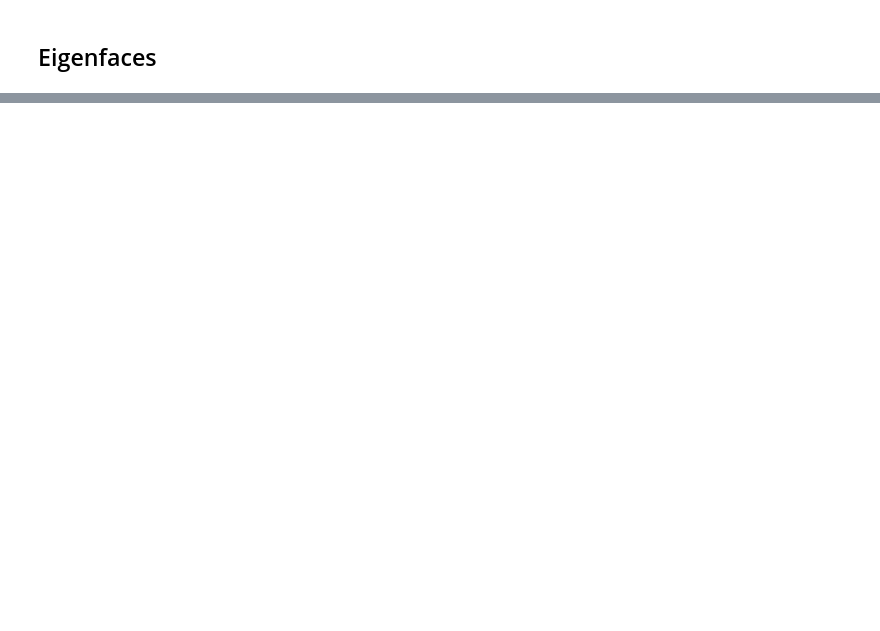
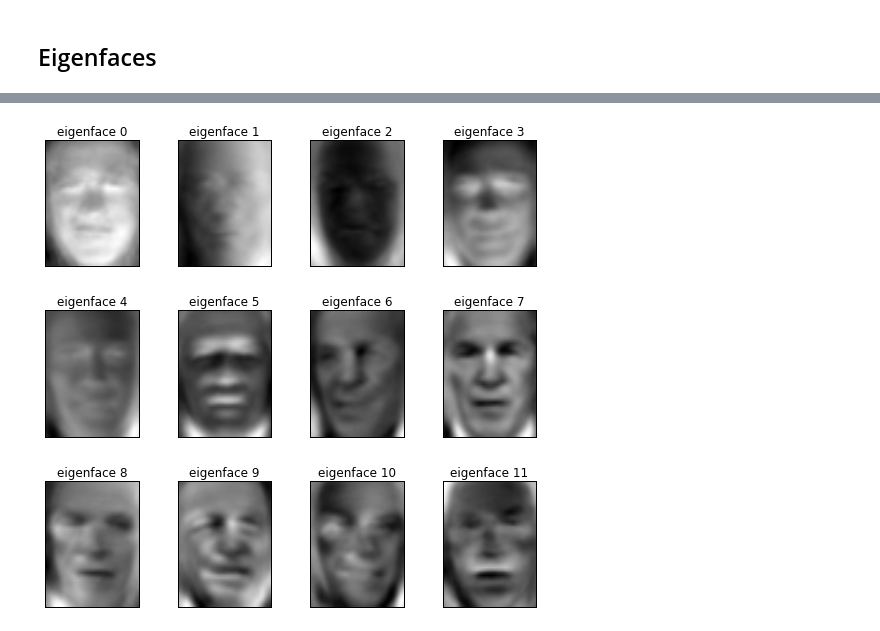
Before and after one commit to omoju/udacityUd120Lessons, a Jupyter notebook: Principal Component Analysis - PCA.ipynb, the cells around one changed output, grey strips where cells are left out. Cells and saved outputs as stored; diff of their text form; code cells hidden in the pictures; blank space fills up the shorter version.

Commit message:
feat: PCA (Mini-project)

```diff
--- a/Principal Component Analysis - PCA.ipynb
+++ b/Principal Component Analysis - PCA.ipynb
@@ -94,0 +147,17 @@ plt.show()
+# %%
+# Compute a PCA (eigenfaces) on the face dataset (treated as unlabeled
+# dataset): unsupervised feature extraction / dimensionality reduction
+n_components = 150
+
+print "Extracting the top %d eigenfaces from %d faces" % (n_components, X_train.shape[0])
+t0 = time()
+pca = RandomizedPCA(n_components=n_components, whiten=True).fit(X_train)
+print "done in %0.3fs" % (time() - t0)
+
+eigenfaces = pca.components_.reshape((n_components, h, w))
+
+print "Projecting the input data on the eigenfaces orthonormal basis"
+t0 = time()
+X_train_pca = pca.transform(X_train)
+X_test_pca = pca.transform(X_test)
+print "done in %0.3fs" % (time() - t0)
@@ -94,0 +247,9 @@ plt.show()
+# %%
+# plot the gallery of the most significative eigenfaces
+
+eigenface_titles = ["eigenface %d" % i for i in range(eigenfaces.shape[0])]
+plot_gallery(eigenfaces, eigenface_titles, h, w)
+
+pl.show()
+# %% [output]
+[figure, added]
```
Also changed, not shown: parts of 14 cells of this notebook.
